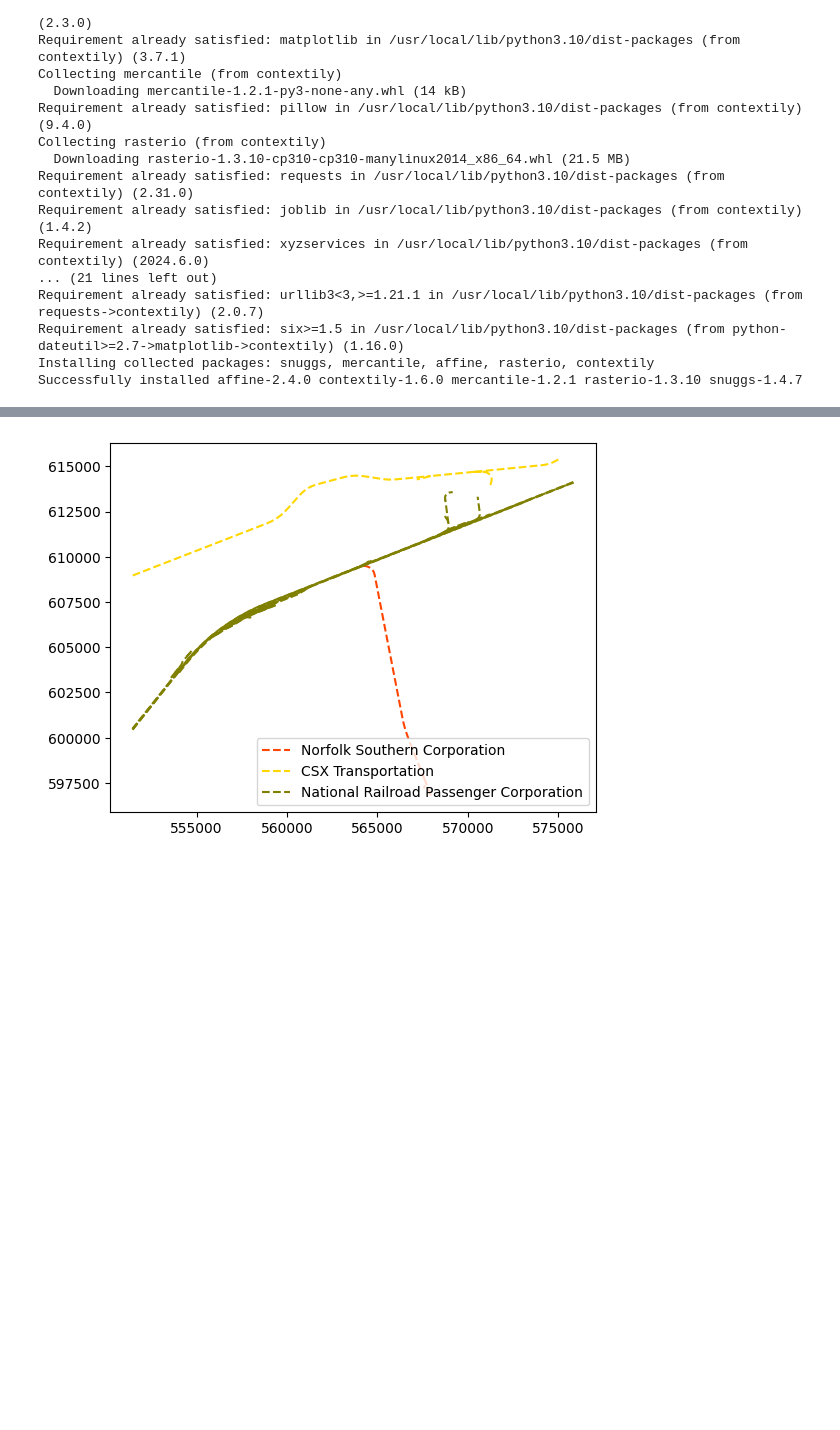
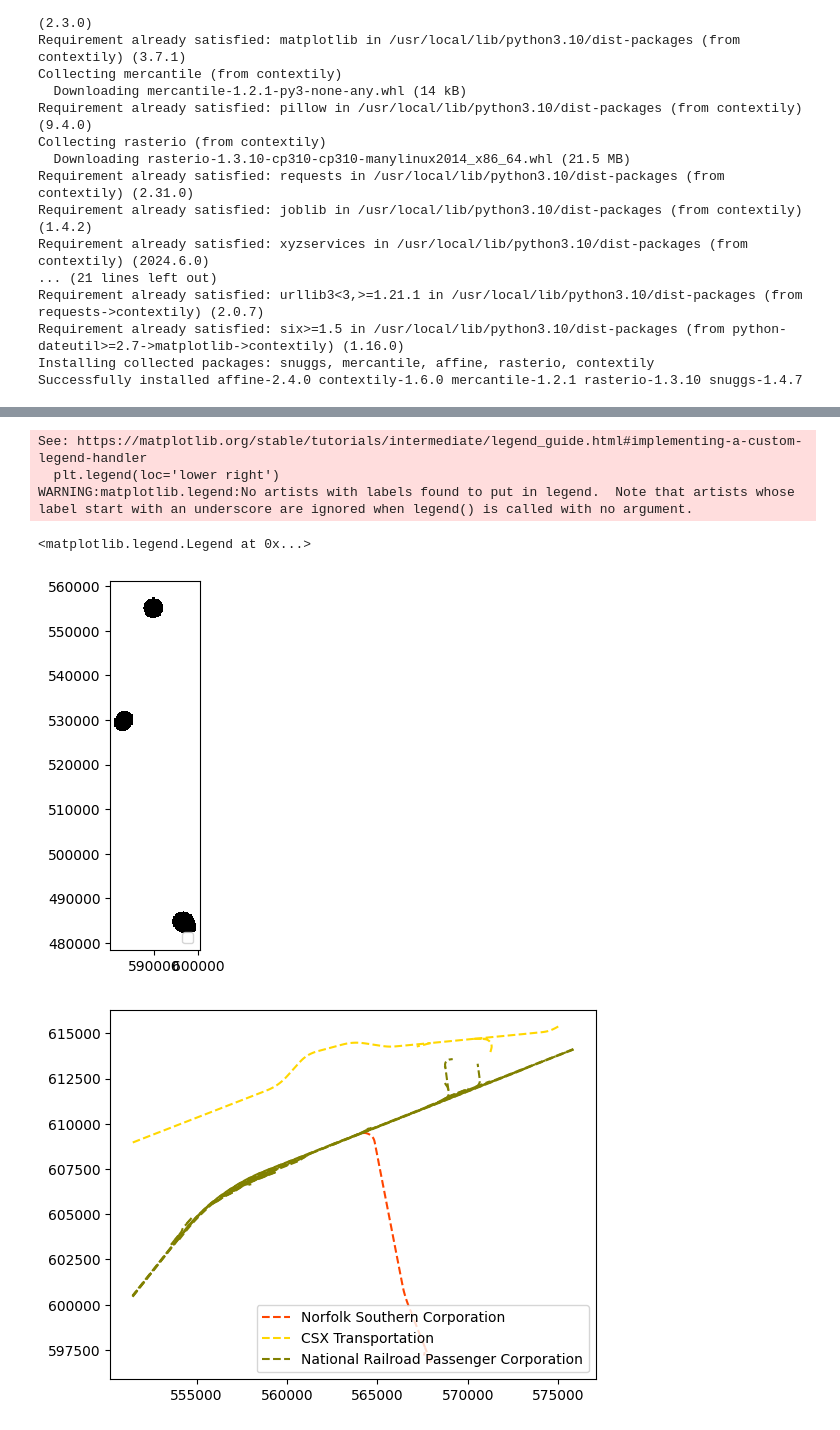
Before and after one commit to ReidelVichot/DEFreightProfiles, a Jupyter notebook: Roads_Tracks_infograph 7-5.ipynb, the cells around one changed output, grey strips where cells are left out. Drawn from its saved outputs; the diff is of its cells as text; code cells hidden in the pictures; blank space fills up the shorter version.

```diff
--- a/Roads_Tracks_infograph 7-5.ipynb
+++ b/Roads_Tracks_infograph 7-5.ipynb
@@ -32,15 +32,17 @@ Requirement already satisfied: six>=1.5 in /usr/local/lib/python3.10/dist-packag
 Installing collected packages: snuggs, mercantile, affine, rasterio, contextily
 Successfully installed affine-2.4.0 contextily-1.6.0 mercantile-1.2.1 rasterio-1.3.10 snuggs-1.4.7
 # %%
+dir = "/content/drive/MyDrive/FreightProfiles/"
+
 # Import CCD from google drive Source: Census
-ccd_name = "/content/drive/My Drive/FreightProfiles/tl_rd22_10_cousub (1)/tl_rd22_10_cousub.shp"
-ccd =  gpd.read_file(ccd_name)
+ccd_name = "tl_rd22_10_cousub (1)/tl_rd22_10_cousub.shp"
+ccd =  gpd.read_file(dir + ccd_name)
 ccd = ccd.to_crs("EPSG:2235")
 # Import tracks from google drive
 # Source: Fist Maps
 # https://de-firstmap-delaware.hub.arcgis.com/datasets/railroad-rail-lines/explore?location=39.655622%2C-75.765561%2C13.56
-rail_name = "/content/drive/MyDrive/FreightProfiles/Delaware_Multimodal_2.0_tracks/Delaware_Multimodal_2.0.shp"
-rail = gpd.read_file(rail_name)
+rail_name = "Delaware_Multimodal_2.0_tracks/Delaware_Multimodal_2.0.shp"
+rail = gpd.read_file(dir + rail_name)
 rail = rail.to_crs("EPSG:2235")
 cols = ['NAME','geometry']
 ccd = ccd[cols]
@@ -64,25 +66,25 @@ taz_grpd.at[12, "CCD"] = "Middletown-Odessa"
 taz_grpd.at[20, "CCD"] = "Pike Creek-Central Kirkwood"
 ccd = ccd.merge(taz_grpd, left_on="NAME", right_on="CCD")
 
-CFC = gpd.read_file("/content/drive/MyDrive/FreightProfiles/Delaware_Freight_Corridors_-_FAST_Act_Critical_2.0 (1)/Delaware_Freight_Corridors_-_FAST_Act_Critical_2.0.shp")
+CFC = gpd.read_file(dir + "Delaware_Freight_Corridors_-_FAST_Act_Critical_2.0 (1)/Delaware_Freight_Corridors_-_FAST_Act_Critical_2.0.shp")
 CFC = CFC.to_crs("EPSG:2235")
 
 #Freight Movement Bottlenecks
-FMB = gpd.read_file("/content/drive/MyDrive/FreightProfiles/FreightMovementBottlenecks/Delaware_Multimodal_2.0.shp")
+FMB = gpd.read_file(dir + "FreightMovementBottlenecks/Delaware_Multimodal_2.0.shp")
 FMB = FMB.to_crs("EPSG:2235")
 
-CoastalCorridor = gpd.read_file("/content/drive/MyDrive/FreightProfiles/CoastalCorridor/Delaware_Multimodal_2.0.shp")
+CoastalCorridor = gpd.read_file(dir + "CoastalCorridor/Delaware_Multimodal_2.0.shp")
 CoastalCorridor = CoastalCorridor.to_crs("EPSG:2235")
 
-MetroCorridor = gpd.read_file("/content/drive/MyDrive/FreightProfiles/MetroCorridor/Delaware_Multimodal_2.0.shp")
+MetroCorridor = gpd.read_file(dir + "MetroCorridor/Delaware_Multimodal_2.0.shp")
 MetroCorridor = MetroCorridor.to_crs("EPSG:2235")
 
-LewesCorridor = gpd.read_file("/content/drive/MyDrive/FreightProfiles/LewesCorridor/Delaware_Multimodal_2.0.shp")
+LewesCorridor = gpd.read_file(dir + "LewesCorridor/Delaware_Multimodal_2.0.shp")
 LewesCorridor = LewesCorridor.to_crs("EPSG:2235")
 
-BayCorridor = gpd.read_file("/content/drive/MyDrive/FreightProfiles/BayCorridor/Delaware_Multimodal_2.0.shp")
+BayCorridor = gpd.read_file(dir + "BayCorridor/Delaware_Multimodal_2.0.shp")
 BayCorridor = BayCorridor.to_crs("EPSG:2235")
 
-PiedmontCorridor = gpd.read_file("/content/drive/MyDrive/FreightProfiles/PiedmontCorridor/Delaware_Multimodal_2.0.shp")
+PiedmontCorridor = gpd.read_file(dir + "PiedmontCorridor/Delaware_Multimodal_2.0.shp")
 PiedmontCorridor = PiedmontCorridor.to_crs("EPSG:2235")
 # %%
@@ -249,3 +244,13 @@ array(['Norfolk Southern Corporation', 'CSX Transportation',
+# %%
+truck_parking_intercept = gpd.overlay(truck_parking, ccd[ccd["NAME"]==CCD], how="intersection")
+truck_parking_intercept.plot("Parking", color="k", label="Truck", zorder=1)
+plt.legend(loc='lower right')
+# %% [output]
+See: https://matplotlib.org/stable/tutorials/intermediate/legend_guide.html#implementing-a-custom-legend-handler
+  plt.legend(loc='lower right')
+WARNING:matplotlib.legend:No artists with labels found to put in legend.  Note that artists whose label start with an underscore are ignored when legend() is called with no argument.
+<matplotlib.legend.Legend at 0x...>
+[figure, added]
 # %%
 palette = ["orangered", "gold", "olive", "salmon", "tomato", "darksalmon", "coral", "indianred", "brown", "firebrick", "maroon"]
 fig, ax = plt.subplots()
```
Also changed, not shown: parts of 9 cells of this notebook.
